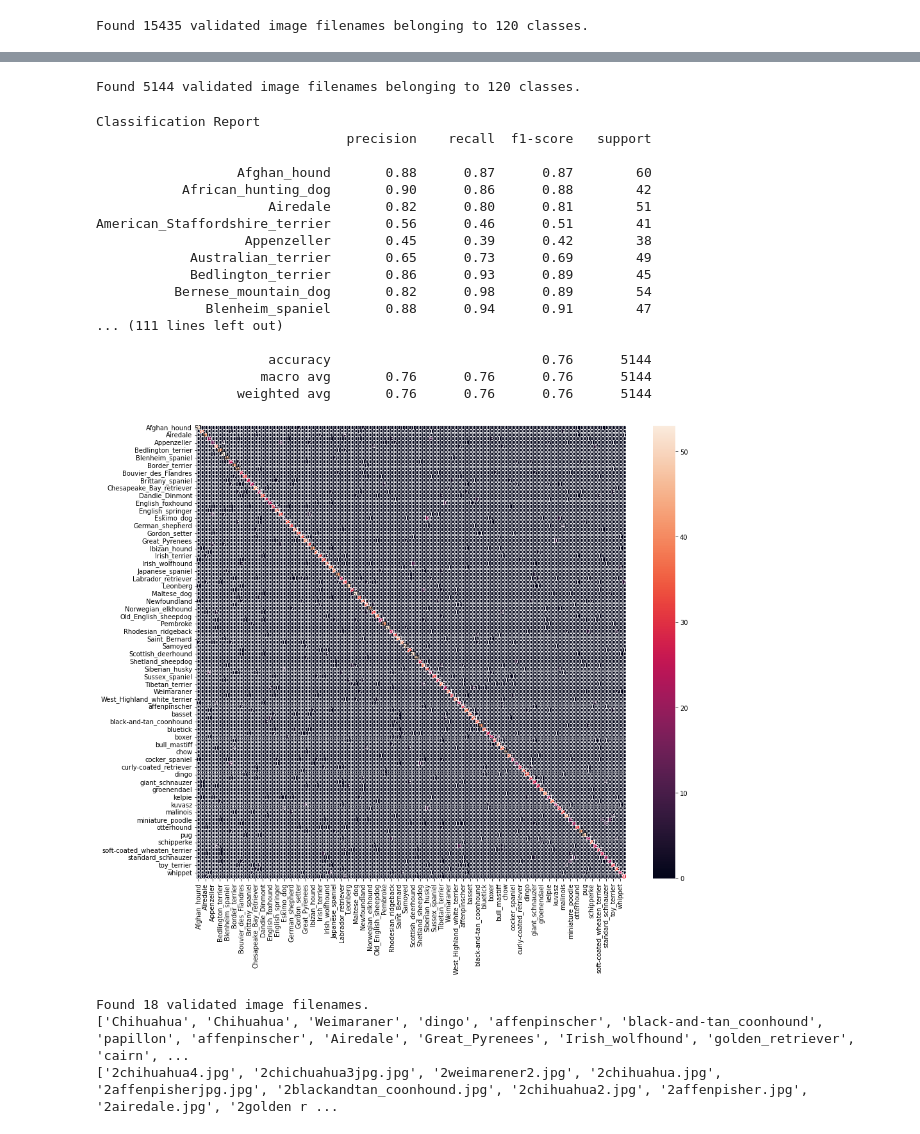
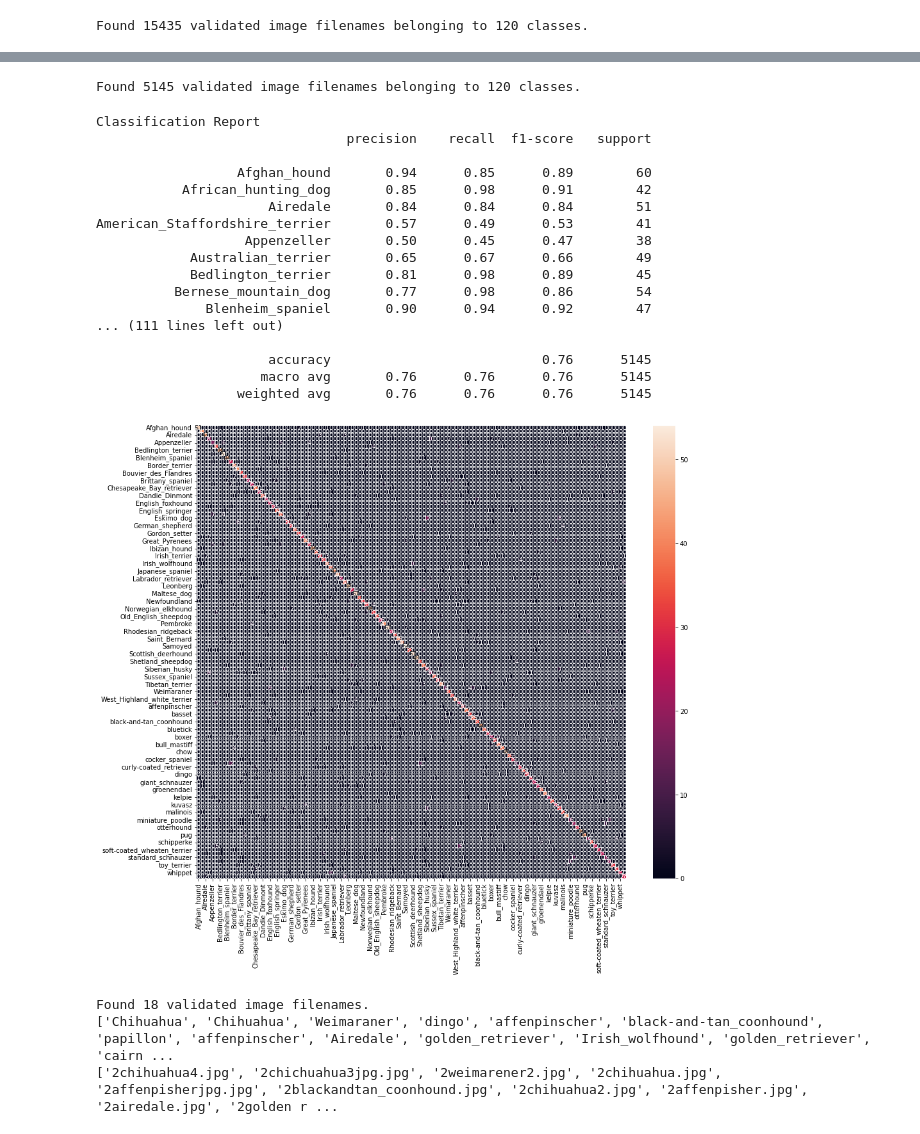
Before and after one commit to cocogne2/projet6, a Jupyter notebook: projet.ipynb, the cells around one changed output, grey strips where cells are left out. Saved outputs shown, nothing was run; the diff lists cells and outputs as text; code cells hidden in the pictures.

```diff
--- a/projet.ipynb
+++ b/projet.ipynb
@@ -83,10 +81,25 @@ def cpu():
 cpu()
+# %%
+import cv2
+path=os.path.join(path_to_data,'images_crop')
+for file in os.listdir(path): # Reading the image from the present directory
+  print(file)
+  image = cv2.imread(os.path.join(path, file))
+  # The declaration of CLAHE
+  # clipLimit -> Threshold for contrast limiting
+  image_bw =  cv2.cvtColor(image, cv2.COLOR_BGR2LAB)
+  lab_planes = cv2.split(image_bw)
+  clahe = cv2.createCLAHE(clipLimit = 2)
+  lab_planes[0] = clahe.apply(lab_planes[0])
+  lab = cv2.merge(lab_planes)
+  bgr = cv2.cvtColor(lab, cv2.COLOR_LAB2BGR)
+  cv2.imwrite(os.path.join(path_to_data,'images_crop_clahe_2',file), bgr)
 # %%
 # ---------------------------------------------------------------------------
 # Configuration des paramètres principaux du modèle
 # ---------------------------------------------------------------------------
 # Le chemin vers la sauvegarde du réseau
-model_savepath    = os.path.join(path_to_data,'cnn_vgg16_model_trained_1000_200_tanh_sgd_v2.h5')
+model_savepath    = os.path.join(path_to_data,'cnn_vgg16_model_trained_sans_drop_1000_200_tanh_sgd_batch_25_momentum_0.h5')
 
 # Les chemins vers les jeu de données
 TRAINING_DIR      = os.path.join(path_to_data,'images_crop')
@@ -94,7 +107,7 @@ TESTING_DIR       = os.path.join(path_to_data,'test')
 
 IMGSIZE       = 224    # Taille de l'image en input
 EPOCH         = 25     # nombre d'epoch
-BATCH_SIZE    = 50     # traitement par batch d'images avant la descente de gradient
+BATCH_SIZE    = 25     # traitement par batch d'images avant la descente de gradient
 TRAIN         = True   # Entrainement ou utilisation d'un réseau déjà entrainé
 # %%
 def list_unique(list_unique):
@@ -165,7 +177,7 @@ Found 15435 validated image filenames belonging to 120 classes.
 # -------
 valid_datagen =  \
         ImageDataGenerator(
-            preprocessing_function=preprocess_input, validation_split=0.99999999)
+            preprocessing_function=preprocess_input, validation_split=0)
 
 valid_generator = \
         valid_datagen.flow_from_dataframe(
@@ -176,6 +188,6 @@ valid_generator = \
             shuffle=True,
             target_size=(IMGSIZE, IMGSIZE),
             batch_size=BATCH_SIZE,
-            subset='validation',
+            subset='training',
             class_mode='categorical')
 # %% [output]
@@ -265,12 +273,13 @@ print("[INFO] Loss: {}".format(eval_loss))
 # %%
 class_dict=train_generator.class_indices
 labels= train_generator.labels
-file=train_generator.filenames
 
 new_dict={}
 for key,value in class_dict.items():
         new_dict[value]=key
-
+#import pickle
+#with open("dictionnaire.pkl", "wb") as tf:
+#    pickle.dump(new_dict,tf)
 valid2_generator = \
         valid_datagen.flow_from_dataframe(
             df_valid,
@@ -280,18 +289,11 @@ valid2_generator = \
             shuffle=False,
             target_size=(IMGSIZE, IMGSIZE),
             batch_size=BATCH_SIZE,
-            subset='validation',
+            subset='training',
             class_mode='categorical')
-pred = net_final.predict(valid2_generator, batch_size=BATCH_SIZE, verbose=0)
-pred_labels = np.argmax(pred, axis=1)
 true_labels=valid2_generator.labels
-pred_classe=[]
-x2=0
-while x2<valid2_generator.n-1:
-  pred_classe.append(new_dict[pred_labels[x2]])
-  x2=x2+1
 # %% [output]
-Found 5144 validated image filenames belonging to 120 classes.
+Found 5145 validated image filenames belonging to 120 classes.
 # %%
 from sklearn.metrics import classification_report
 def class_report(model,valid_dataset,valid_labels,dog_race_dict):
@@ -300,49 +302,49 @@ def class_report(model,valid_dataset,valid_labels,dog_race_dict):
     '''
     Y_pred = model.predict(valid_dataset)
     valid_labels_pred = np.argmax(Y_pred, axis=1)
     print('Classification Report')
     a=classification_report(valid_labels, valid_labels_pred, target_names=dog_race_dict.keys())
     print(a)
     return a
 import seaborn as sn
 from sklearn.metrics import confusion_matrix
 def conf_matr(model,valid_dataset,valid_labels,dog_race_dict):
     '''
     Computes and plots the confusion matrix
     '''
     Y_pred = model.predict(valid_dataset)
     valid_labels_pred = np.argmax(Y_pred, axis=1)
     array = confusion_matrix(valid_labels, valid_labels_pred)
     df_cm = pd.DataFrame(array, index = [i for i in dog_race_dict.keys()],
                       columns = [i for i in dog_race_dict.keys()])
 
     plt.figure(figsize = (15,13)).patch.set_facecolor('w')
     sn.heatmap(df_cm, annot=True)
     return df_cm
 df_cm=conf_matr(net_final,valid2_generator,true_labels,dog_race_dict=class_dict)
-df_cm.to_csv(os.path.join(path_to_data,'confusion_matrix_1000_200_v2.csv'),index = True, header=True)
+#df_cm.to_csv(os.path.join(path_to_data,'confusion_matrix_1000_200_batch_25.csv'),index = True, header=True)
 class_report=class_report(net_final,valid2_generator,true_labels,dog_race_dict=class_dict)
-with open(os.path.join(path_to_data,'class_report_1000_200_v2.txt'), "w") as text_file:
-    text_file.write(class_report)
+#with open(os.path.join(path_to_data,'class_report_1000_200_batch_25.txt'), "w") as text_file:
+#    text_file.write(class_report)
 # %% [output]
 Classification Report
                                 precision    recall  f1-score   support
 
-                  Afghan_hound       0.88      0.87      0.87        60
-           African_hunting_dog       0.90      0.86      0.88        42
-                      Airedale       0.82      0.80      0.81        51
-American_Staffordshire_terrier       0.56      0.46      0.51        41
-                   Appenzeller       0.45      0.39      0.42        38
-            Australian_terrier       0.65      0.73      0.69        49
-            Bedlington_terrier       0.86      0.93      0.89        45
-          Bernese_mountain_dog       0.82      0.98      0.89        54
-              Blenheim_spaniel       0.88      0.94      0.91        47
+                  Afghan_hound       0.94      0.85      0.89        60
+           African_hunting_dog       0.85      0.98      0.91        42
+                      Airedale       0.84      0.84      0.84        51
+American_Staffordshire_terrier       0.57      0.49      0.53        41
+                   Appenzeller       0.50      0.45      0.47        38
+            Australian_terrier       0.65      0.67      0.66        49
+            Bedlington_terrier       0.81      0.98      0.89        45
+          Bernese_mountain_dog       0.77      0.98      0.86        54
+              Blenheim_spaniel       0.90      0.94      0.92        47
 ... (111 lines left out)
 
-                      accuracy                           0.76      5144
-                     macro avg       0.76      0.76      0.76      5144
-                  weighted avg       0.76      0.76      0.76      5144
+                      accuracy                           0.76      5145
+                     macro avg       0.76      0.76      0.76      5145
+                  weighted avg       0.76      0.76      0.76      5145
-[figure, old version]
+[figure, new version]
 # %%
 test_files = os.listdir(TESTING_DIR)
 df_test = pd.DataFrame({"id": test_files, 'label': 'nan'})
@@ -371,5 +373,5 @@ print(pred_classe)
 print(true_labels)
 # %% [output]
 Found 18 validated image filenames.
-['Chihuahua', 'Chihuahua', 'Weimaraner', 'dingo', 'affenpinscher', 'black-and-tan_coonhound', 'papillon', 'affenpinscher', 'Airedale', 'Great_Pyrenees', 'Irish_wolfhound', 'golden_retriever', 'cairn', ...
+['Chihuahua', 'Chihuahua', 'Weimaraner', 'dingo', 'affenpinscher', 'black-and-tan_coonhound', 'papillon', 'affenpinscher', 'Airedale', 'golden_retriever', 'Irish_wolfhound', 'golden_retriever', 'cairn ...
 ['2chihuahua4.jpg', '2chichuahua3jpg.jpg', '2weimarener2.jpg', '2chihuahua.jpg', '2affenpisherjpg.jpg', '2blackandtan_coonhound.jpg', '2chihuahua2.jpg', '2affenpisher.jpg', '2airedale.jpg', '2golden r ...
```
Also changed, not shown: parts of 10 cells of this notebook.
